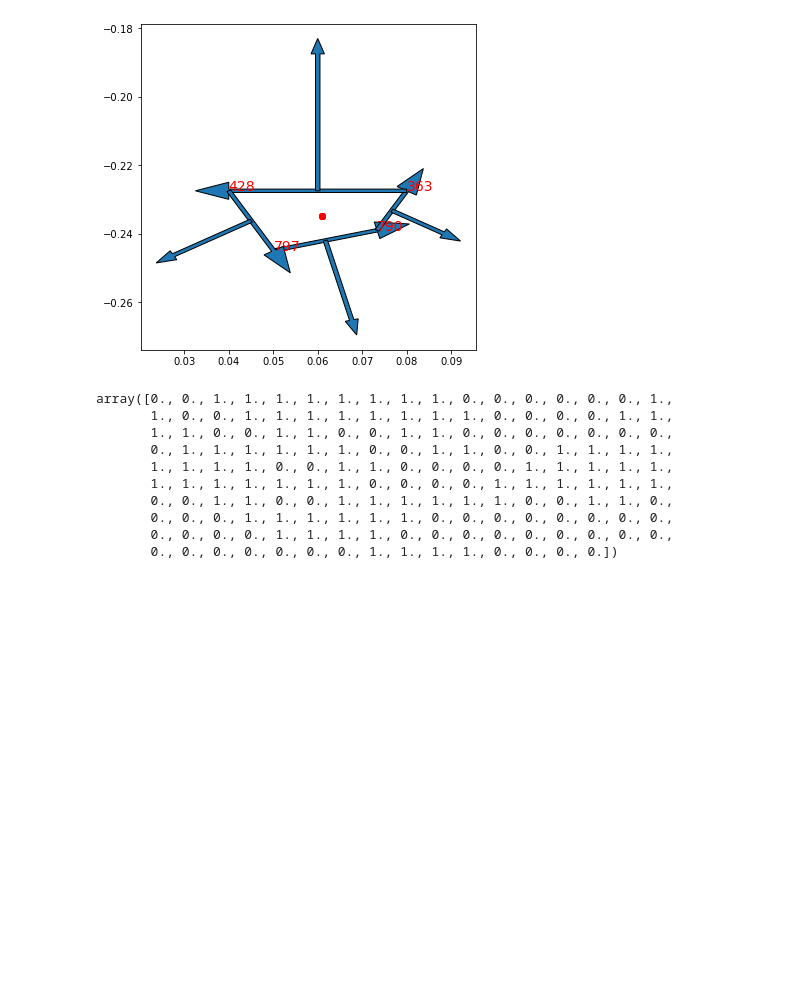
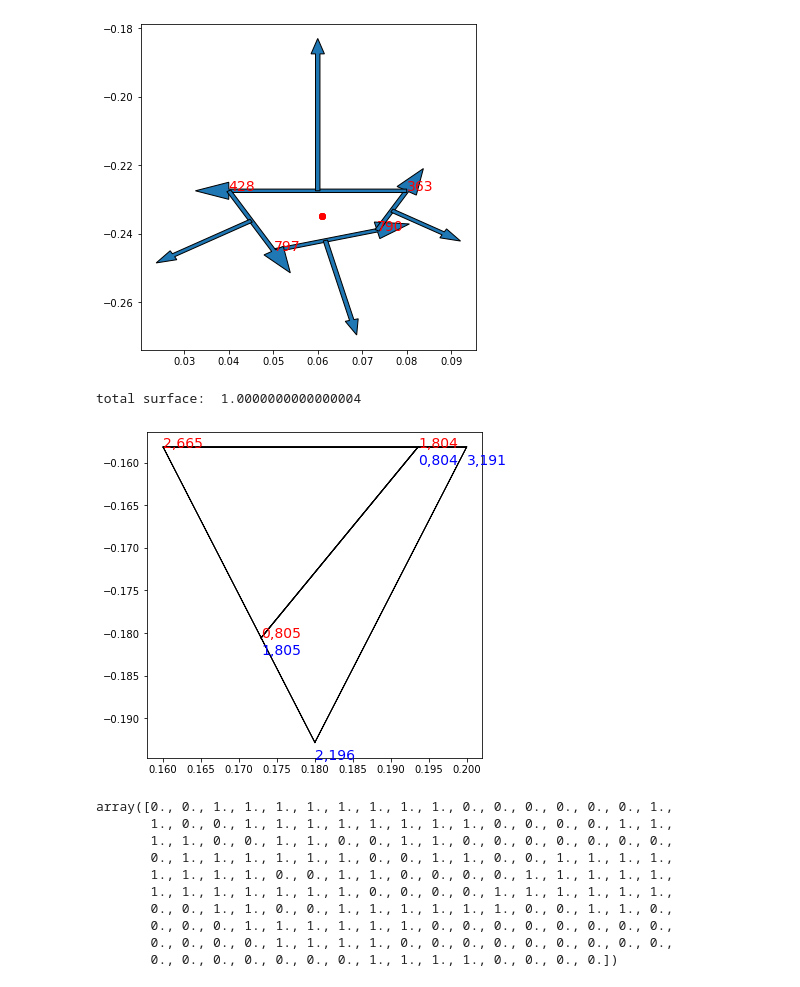
Before and after one commit to aurelio-spadotto/notebooks, a Jupyter notebook: Broken_Mesh.ipynb, the cells around one changed output. Cells and saved outputs as stored; diff of their text form; code cells hidden in the pictures; blank space fills up the shorter version.

```diff
--- a/Broken_Mesh.ipynb
+++ b/Broken_Mesh.ipynb
@@ -338,6 +338,52 @@ for ino in range(node_per_face):
     ax.scatter(p[0],p[1],color='red')
 # %% [output]
 [figure]
+# %%
+# check total surf
+
+tot_surf = 0.0
+for ifa in range(Nfaces):
+    if (cut_faces[ifa]!=1):
+        tot_surf = tot_surf+calc_surface(ifa)
+
+print ("total surface: ", tot_surf)
+# %% [output]
+total surface:  1.0000000000000004
+# %%
+# visualization
+fig, ax = plt.subplots(figsize=(6,6))
+ifa_in = gamma_edges[10,0]
+ifa_ex = gamma_edges[10,1]
+
+node_per_face_in = np.count_nonzero(faces[ifa_in,:] != -1)
+for ino in range(node_per_face_in):
+    p1 = coords[faces[ifa_in,ino],:]
+    p2 = coords[faces[ifa_in,(ino+1)%node_per_face_in],:]
+    dx = p2-p1
+    xx = [p1[0],p2[0]]
+    yy = [p1[1],p2[1]]
+    ax.arrow(p1[0],p1[1], dx[0],dx[1], width = 0.0000005, head_width=0.00005)
+    #ax.plot(xx,yy,'b', linewidth=1)
+    #ax.plot(xx,yy,'r', linewidth=3)
+    text_position = p1
+    text_content = str(ino)+","+str(faces[ifa_in,ino])
+    ax.text(p1[0], p1[1], text_content, fontsize=14, color='red')
+
+node_per_face_ex = np.count_nonzero(faces[ifa_ex,:] != -1)
+for ino in range(node_per_face_ex):
+    p1 = coords[faces[ifa_ex,ino],:]
+    p2 = coords[faces[ifa_ex,(ino+1)%node_per_face_ex],:]
+    dx = p2-p1
+    xx = [p1[0],p2[0]]
+    yy = [p1[1],p2[1]]
+    ax.arrow(p1[0],p1[1], dx[0],dx[1], width = 0.0000005, head_width=0.00005)
+    #ax.plot(xx,yy,'b', linewidth=1)
+    #ax.plot(xx,yy,'r', linewidth=3)
+    text_position = p1-1
+    text_content = str(ino)+","+str(faces[ifa_ex,ino])
+    ax.text(p1[0], p1[1]-0.002, text_content, fontsize=14, color='blue', )
+# %% [output]
+[figure, added]
 # %%
 side_mask[np.where(cut_faces==2)[0]]
 # %% [output]
```
Also changed, not shown: parts of 17 cells of this notebook.
